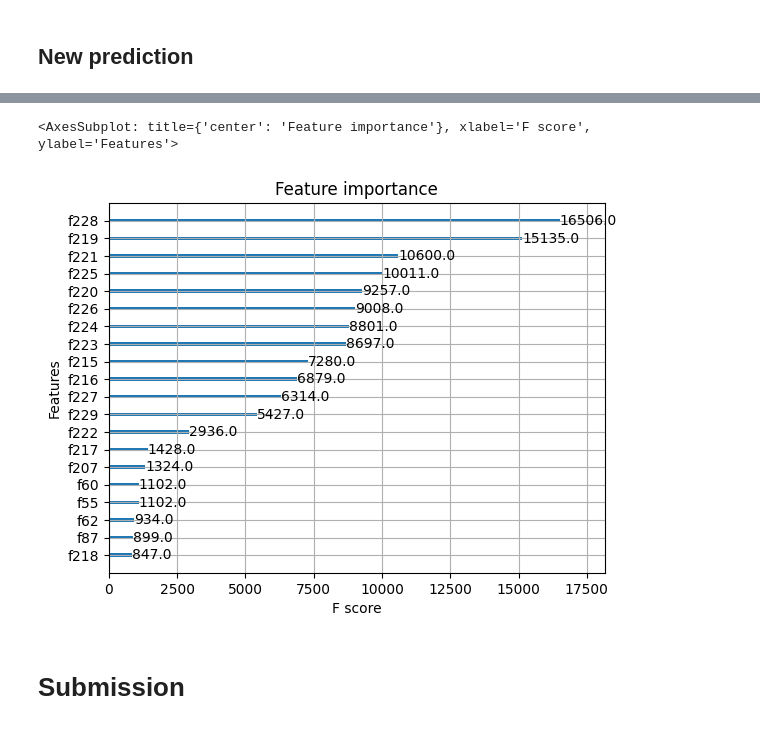
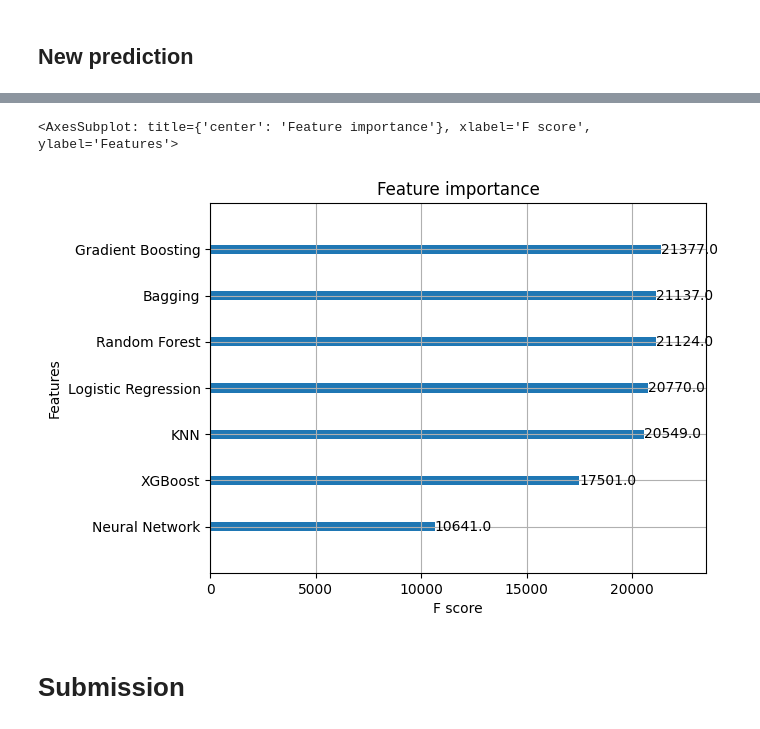
Before and after one commit to shahrohman/inf8245e_kaggle, a Jupyter notebook: ML_kaggle.ipynb, the cells around one changed output, grey strips where cells are left out. Drawn from its saved outputs; the diff is of its cells as text; code cells hidden in the pictures.

```diff
--- a/ML_kaggle.ipynb
+++ b/ML_kaggle.ipynb
@@ -388,8 +396,11 @@ f1_score(y_test, pred_nn, average='micro')
 # %%
-if f1_score(y_test, pred_xgb, average='micro') > 0.61:
+if f1_score(y_test, pred_nn, average='micro') > 0.62:
     # Concatenate with first_prediction
-    pred_xgb = pd.DataFrame(pred_xgb)
-    pred_xgb.columns = ['XGBoost']
+    pred_nn = pd.DataFrame(pred_xgb)
+    pred_nn.columns = ['Neural Network']
     first_predictions = pd.concat([first_predictions, pd.DataFrame(pred_xgb)], axis=1)
 # %% [markdown]
 ## New prediction
+# %%
+# Delete repeated columns
+first_predictions = first_predictions.loc[:,~first_predictions.columns.duplicated()]
@@ -396,9 +416,6 @@ if f1_score(y_test, pred_xgb, average='micro') > 0.61:
 # %%
 X_train_fin = first_predictions.to_numpy()
-# %%
-X_train_fin, X_test_fin, y_train_fin, y_test_fin = train_test_split(first_predictions, y_test, test_size=0.2, random_state=seed)
 # %%
-clf_fin = XGBClassifier(n_estimators=1500, max_depth=5, objective='multi:softmax', num_class=4, learning_rate=0.1, colsample_bytree=1, subsample=0.9, n_jobs=-1, tree_method='gpu_hist')
-clf_fin.fit(X_train_fin, y_train_fin)
-f1_score(y_test_fin, clf_fin.predict(X_test_fin), average='micro')
+clf_fin = XGBClassifier(n_estimators=1500, max_depth=10, objective='multi:softmax', num_class=4, learning_rate=0.05, colsample_bytree=0.6, subsample=0.9, n_jobs=-1, tree_method='gpu_hist')
+clf_fin.fit(X_train_fin, y_test)
 # %% [output]
@@ -406,13 +432,9 @@ f1_score(y_test_fin, clf_fin.predict(X_test_fin), average='micro')
 # %%
-# get best features with feature importance
-
-# plot feature importance
-
 from xgboost import plot_importance
 
-plot_importance(clf_fin, max_num_features=20)
+plot_importance(clf_fin, max_num_features=10)
 # %% [output]
 <AxesSubplot: title={'center': 'Feature importance'}, xlabel='F score', ylabel='Features'>
-[figure, old version]
+[figure, new version]
 # %% [markdown]
 # Submission
```
Also changed, not shown: parts of 26 cells of this notebook, 2 other files.
